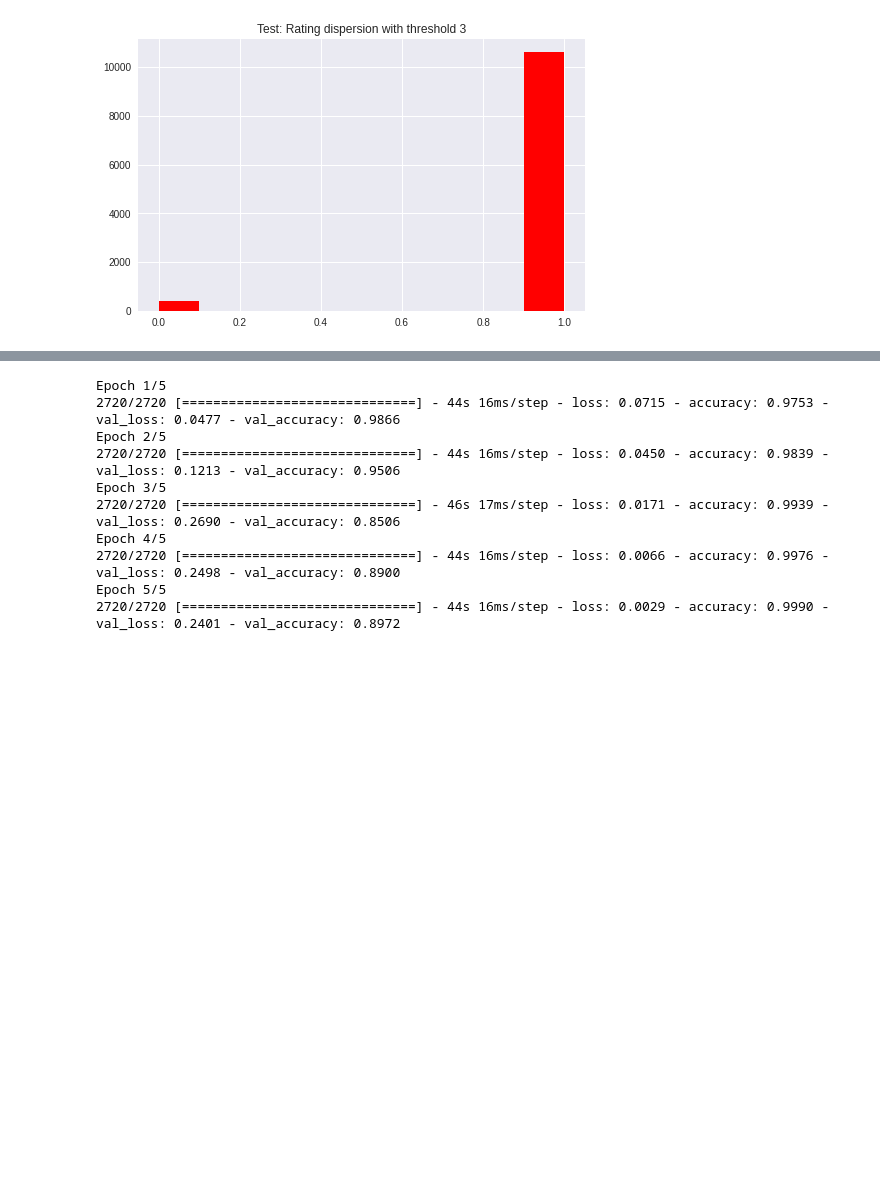
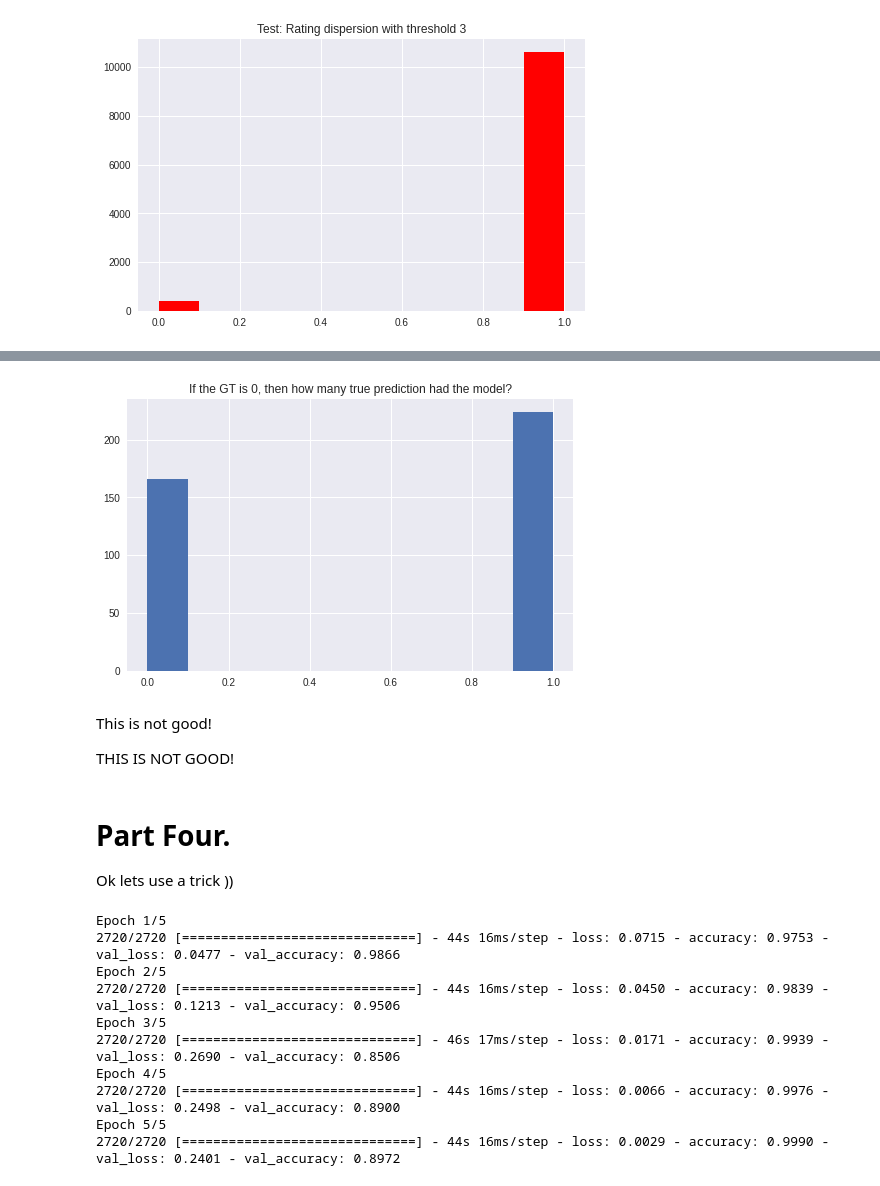
Before and after one commit to nahbos/AUT-Advanced-Information-Retrieval, a Jupyter notebook: Ex03/recommender_system.ipynb, the cells around one changed output, grey strips where cells are left out. Cells and saved outputs as stored; diff of their text form; code cells hidden in the pictures; blank space fills up the shorter version.

```diff
--- a/Ex03/recommender_system.ipynb
+++ b/Ex03/recommender_system.ipynb
@@ -463,0 +456,27 @@ def get_avg(dataset, col):
+# %%
+# creating restaurant embedding path
+restaurant_input = Input(shape=[1], name="Restaurant-Input")
+restaurant_embedding = Embedding(n_items + 1, 16, name="Restaurant-Embedding")(restaurant_input)
+restaurant_vec = Flatten(name="Flatten-Restaurant")(restaurant_embedding)
+
+# creating user embedding path
+user_input = Input(shape=[1], name="User-Input")
+user_embedding = Embedding(n_users + 1, 16, name="User-Embedding")(user_input)
+user_vec = Flatten(name="Flatten-Users")(user_embedding)
+
+# concatenate features
+conc = Concatenate()([restaurant_vec, user_vec])
+
+# add fully-connected-layers
+fc1 = Dense(128, activation='relu')(conc)
+fc2 = Dense(32, activation='relu')(fc1)
+out = Dense(1, activation='sigmoid')(fc2)
+
+# Create model and compile it
+model = Model([user_input, restaurant_input], out)
+model.compile(loss='binary_crossentropy', optimizer='adam', metrics=['accuracy'])
+# %%
+history = model.fit([train.user_id, train.business_id], get_binary(train.rating),
+                    epochs=5,
+                    validation_data=([val.user_id, val.business_id], get_binary(val.rating)),
+                    verbose=1)
@@ -463,0 +499,2 @@ def get_avg(dataset, col):
+# %%
+predictions = model.predict([test.user_id, test.business_id])
@@ -464,3 +524,24 @@ def get_avg(dataset, col):
+# %%
+preds = [0 if predictions[i] < 0.5 else 1 for i in range(len(predictions))]
+temp = []
+for i, ele in enumerate(get_binary(test.rating)):
+    if ele == 0:
+        temp.append(preds[i])
+# %%
+with plt.style.context('seaborn'):
+    plt.figure(figsize=(8, 5))
+    plt.hist(temp)
+    plt.title('If the GT is 0, then how many true prediction had the model?')
+    plt.show()
+# %% [output]
+[figure, added]
+# %% [markdown]
+This is not good!
+
+THIS IS NOT GOOD!
+# %% [markdown]
+# Part Four.
+Ok lets use a trick ))
 # %%
 # creating restaurant embedding path
 restaurant_input = Input(shape=[1], name="Restaurant-Input")
```
Also changed, not shown: parts of 10 cells of this notebook.
